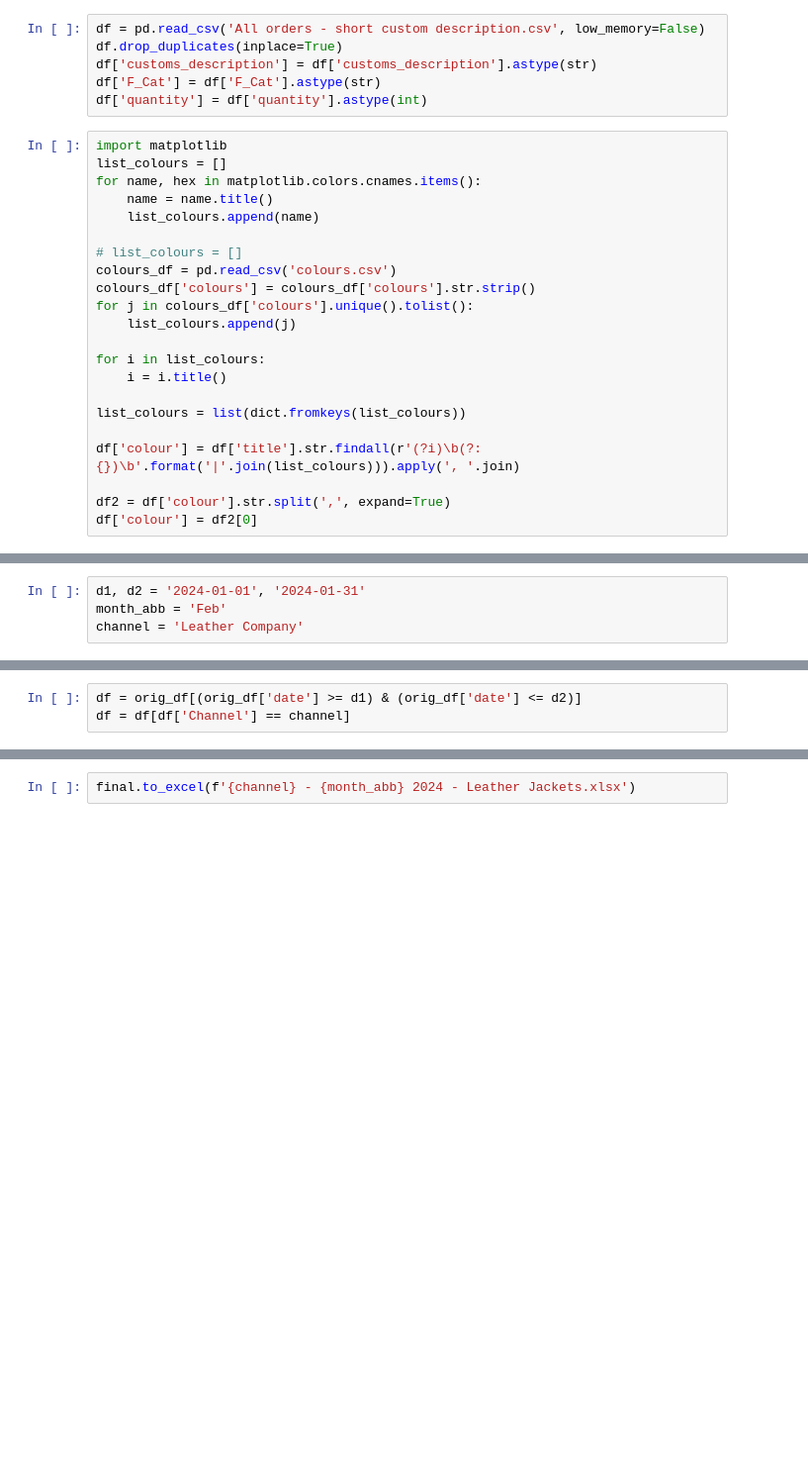
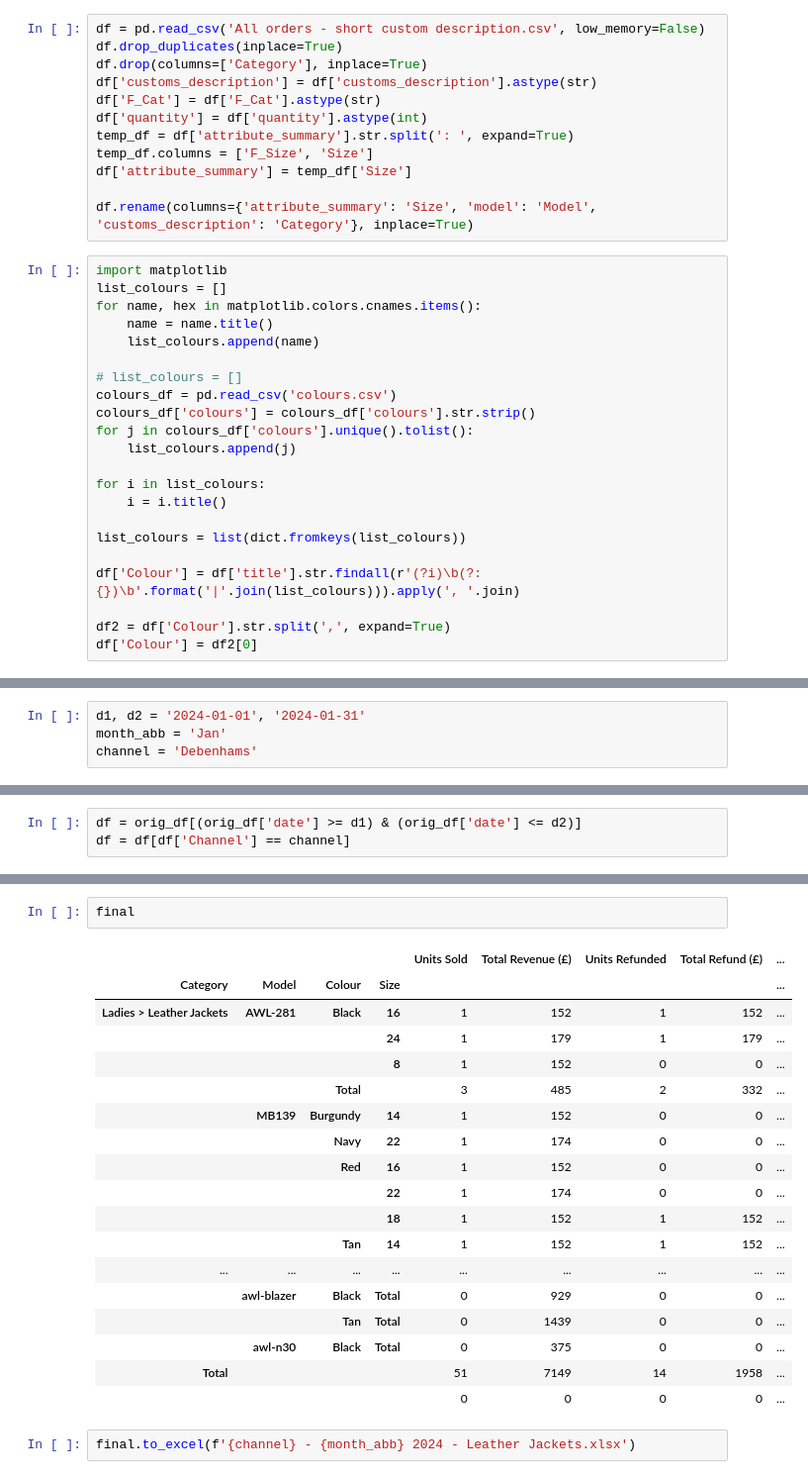
Before and after one commit to JatinArutla/sales-analysis-leather-company, a Jupyter notebook: print_format.ipynb, the cells around one changed output, grey strips where cells are left out. Shown: that part at 99% size. Saved outputs shown, nothing was run; the diff lists cells and outputs as text; blank space fills up the shorter version.

```diff
--- a/print_format.ipynb
+++ b/print_format.ipynb
@@ -4,9 +4,15 @@ import numpy as np
 # %%
 df = pd.read_csv('All orders - short custom description.csv', low_memory=False)
 df.drop_duplicates(inplace=True)
+df.drop(columns=['Category'], inplace=True)
 df['customs_description'] = df['customs_description'].astype(str)
 df['F_Cat'] = df['F_Cat'].astype(str)
 df['quantity'] = df['quantity'].astype(int)
+temp_df = df['attribute_summary'].str.split(': ', expand=True)
+temp_df.columns = ['F_Size', 'Size']
+df['attribute_summary'] = temp_df['Size']
+
+df.rename(columns={'attribute_summary': 'Size', 'model': 'Model', 'customs_description': 'Category'}, inplace=True)
 # %%
 import matplotlib
 list_colours = []
@@ -25,16 +31,16 @@ for i in list_colours:
 
 list_colours = list(dict.fromkeys(list_colours))
 
-df['colour'] = df['title'].str.findall(r'(?i)\b(?:{})\b'.format('|'.join(list_colours))).apply(', '.join)
+df['Colour'] = df['title'].str.findall(r'(?i)\b(?:{})\b'.format('|'.join(list_colours))).apply(', '.join)
 
-df2 = df['colour'].str.split(',', expand=True)
-df['colour'] = df2[0]
+df2 = df['Colour'].str.split(',', expand=True)
+df['Colour'] = df2[0]
 # %%
 orig_df = df.copy()
 # %%
 d1, d2 = '2024-01-01', '2024-01-31'
-month_abb = 'Feb'
-channel = 'Leather Company'
+month_abb = 'Jan'
+channel = 'Debenhams'
 # %%
 df = df[(df['date'] >= d1) & (df['date'] <= d2)]
 df = df[df['Channel'] == channel]
@@ -149,3 +281,24 @@ final = pd.concat([temp_ladies, temp])
+# %%
+final
+# %% [output]
+|  |  |  |  | Units Sold | Total Revenue (£) | Units Refunded | Total Refund (£) | ... |
+| Category | Model | Colour | Size |  |  |  |  | ... |
+| Ladies > Leather Jackets | AWL-281 | Black | 16 | 1 | 152 | 1 | 152 | ... |
+|  |  |  | 24 | 1 | 179 | 1 | 179 | ... |
+|  |  |  | 8 | 1 | 152 | 0 | 0 | ... |
+|  |  | Total |  | 3 | 485 | 2 | 332 | ... |
+|  | MB139 | Burgundy | 14 | 1 | 152 | 0 | 0 | ... |
+|  |  | Navy | 22 | 1 | 174 | 0 | 0 | ... |
+|  |  | Red | 16 | 1 | 152 | 0 | 0 | ... |
+|  |  |  | 22 | 1 | 174 | 0 | 0 | ... |
+|  |  |  | 18 | 1 | 152 | 1 | 152 | ... |
+|  |  | Tan | 14 | 1 | 152 | 1 | 152 | ... |
+| ... | ... | ... | ... | ... | ... | ... | ... | ... |
+|  | awl-blazer | Black | Total | 0 | 929 | 0 | 0 | ... |
+|  |  | Tan | Total | 0 | 1439 | 0 | 0 | ... |
+|  | awl-n30 | Black | Total | 0 | 375 | 0 | 0 | ... |
+| Total |  |  |  | 51 | 7149 | 14 | 1958 | ... |
+|  |  |  |  | 0 | 0 | 0 | 0 | ... |
 # %%
 final.to_excel(f'{channel} - {month_abb} 2024 - Leather Jackets.xlsx')
 # %%
```
Also changed, not shown: parts of 8 cells of this notebook, 5 other files.
